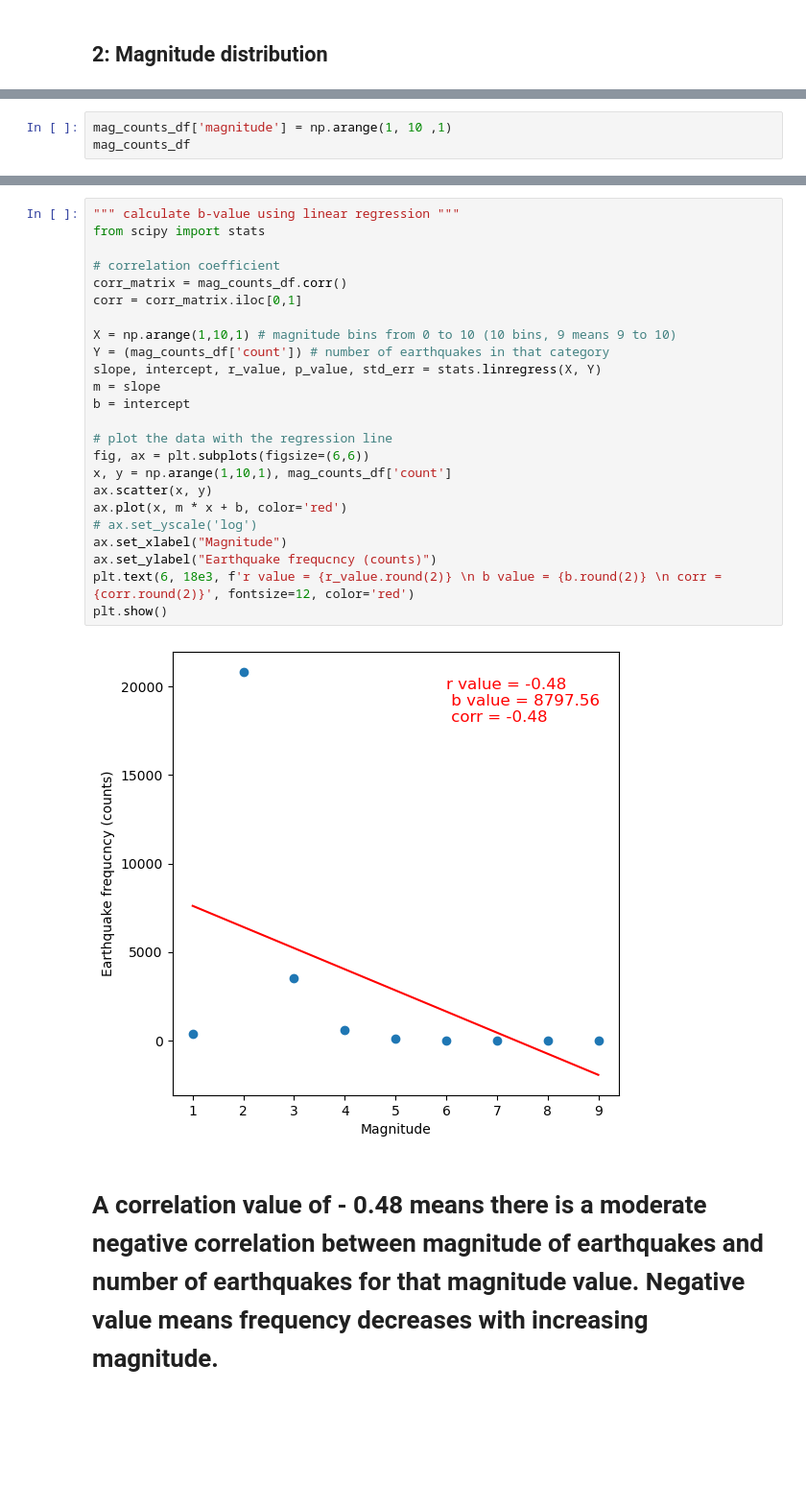
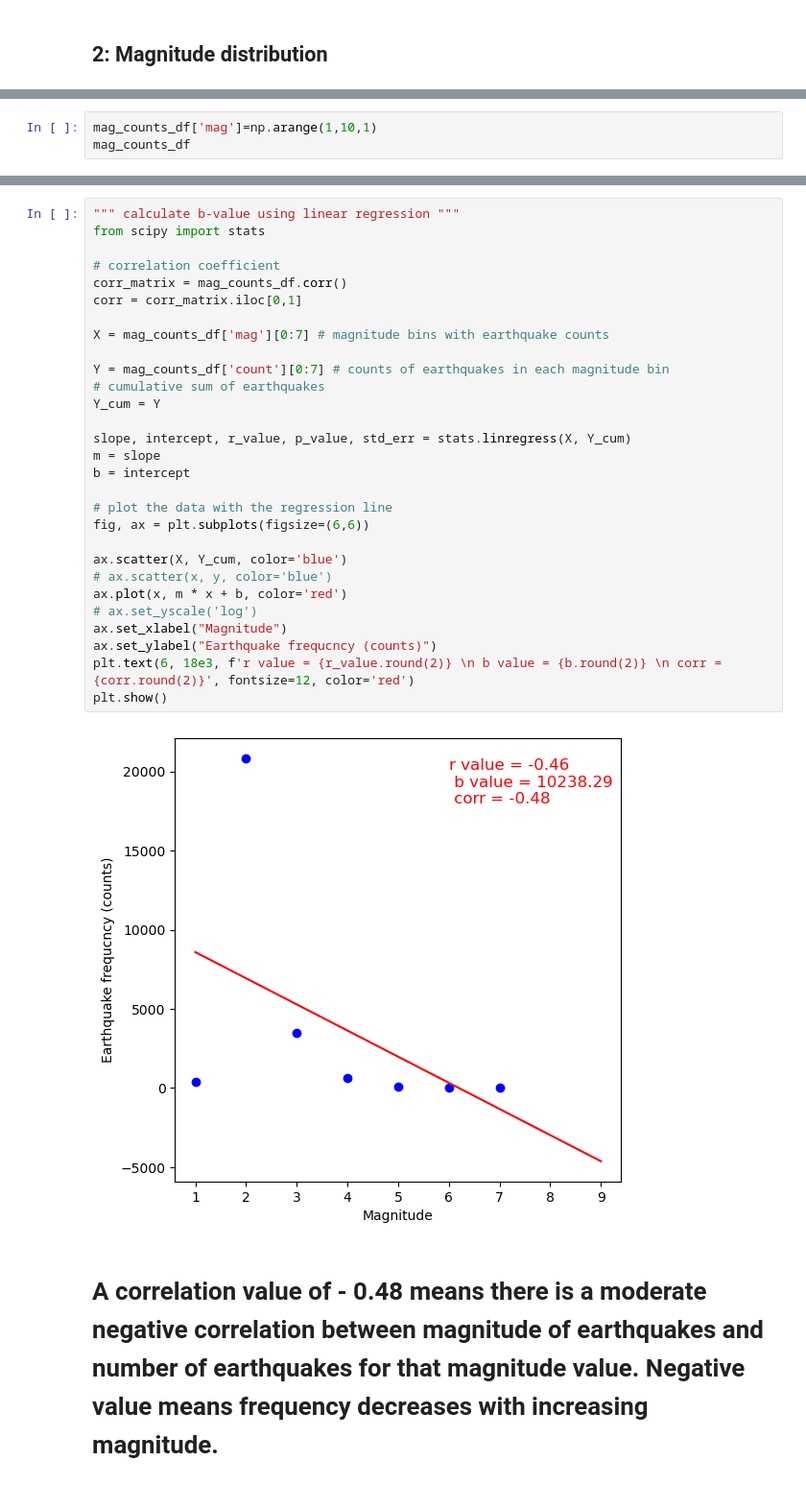
Before and after one commit to arif-geo/e_sci_data_analysis_test, a Jupyter notebook: eart_sci_data_analysis/HW_3/Linear_regression_on_earthquake_data.ipynb, the cells around one changed output, grey strips where cells are left out. Shown at 96% size. Cells and saved outputs as stored; diff of their text form; blank space fills up the shorter version.

```diff
--- a/eart_sci_data_analysis/HW_3/Linear_regression_on_earthquake_data.ipynb
+++ b/eart_sci_data_analysis/HW_3/Linear_regression_on_earthquake_data.ipynb
@@ -143,6 +166,6 @@ plt.show()
 # %% [output]
 [figure]
 # %%
-mag_counts_df['magnitude'] = np.arange(1, 10 ,1)
+mag_counts_df['mag']=np.arange(1,10,1)
 mag_counts_df
 # %% [output]
@@ -159,28 +182,33 @@ mag_counts_df
 # %%
 """ calculate b-value using linear regression """
 from scipy import stats
 
 # correlation coefficient
 corr_matrix = mag_counts_df.corr()
 corr = corr_matrix.iloc[0,1]
 
-X = np.arange(1,10,1) # magnitude bins from 0 to 10 (10 bins, 9 means 9 to 10)
-Y = (mag_counts_df['count']) # number of earthquakes in that category
-slope, intercept, r_value, p_value, std_err = stats.linregress(X, Y)
+X = mag_counts_df['mag'][0:7] # magnitude bins with earthquake counts
+
+Y = mag_counts_df['count'][0:7] # counts of earthquakes in each magnitude bin
+# cumulative sum of earthquakes
+Y_cum = Y
+
+slope, intercept, r_value, p_value, std_err = stats.linregress(X, Y_cum)
 m = slope
 b = intercept
 
 # plot the data with the regression line
 fig, ax = plt.subplots(figsize=(6,6))
-x, y = np.arange(1,10,1), mag_counts_df['count']
-ax.scatter(x, y)
+
+ax.scatter(X, Y_cum, color='blue')
+# ax.scatter(x, y, color='blue')
 ax.plot(x, m * x + b, color='red')
 # ax.set_yscale('log')
 ax.set_xlabel("Magnitude")
 ax.set_ylabel("Earthquake frequcncy (counts)")
 plt.text(6, 18e3, f'r value = {r_value.round(2)} \n b value = {b.round(2)} \n corr = {corr.round(2)}', fontsize=12, color='red')
 plt.show()
 # %% [output]
-[figure, old version]
+[figure, new version]
 # %% [markdown]
 # A correlation value of - 0.48 means there is a moderate negative correlation between magnitude of earthquakes and number of earthquakes for that magnitude value. Negative value means frequency decreases with increasing magnitude.
```
Also changed, not shown: parts of 8 cells of this notebook.
